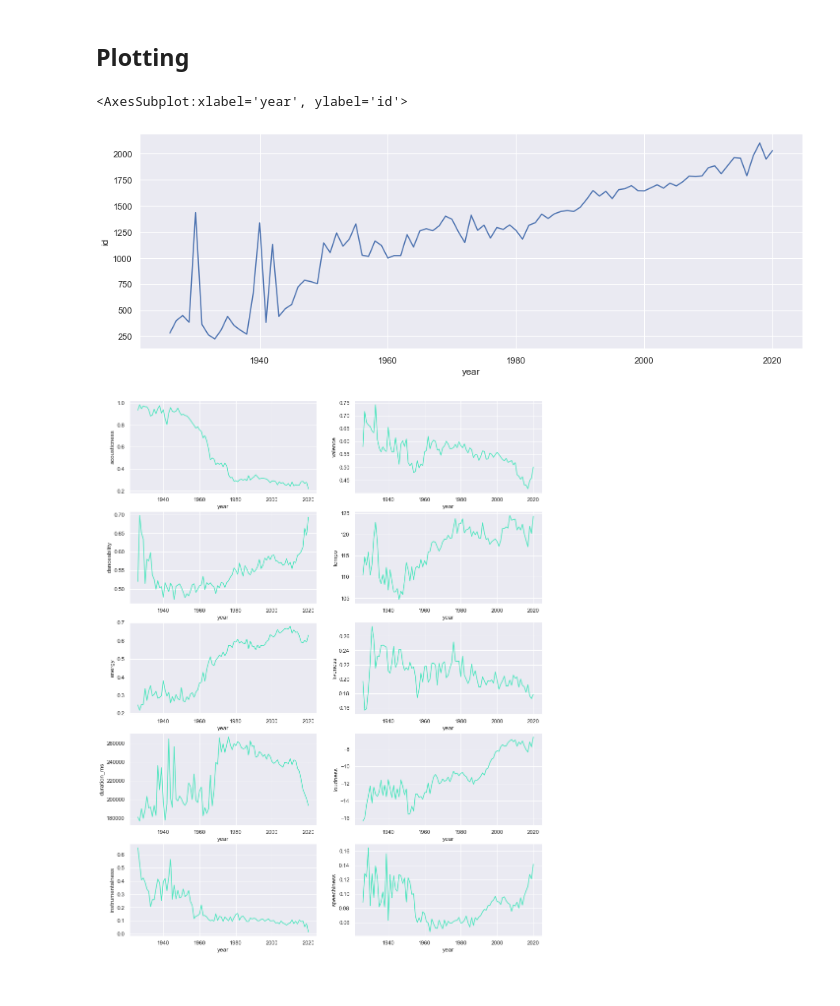
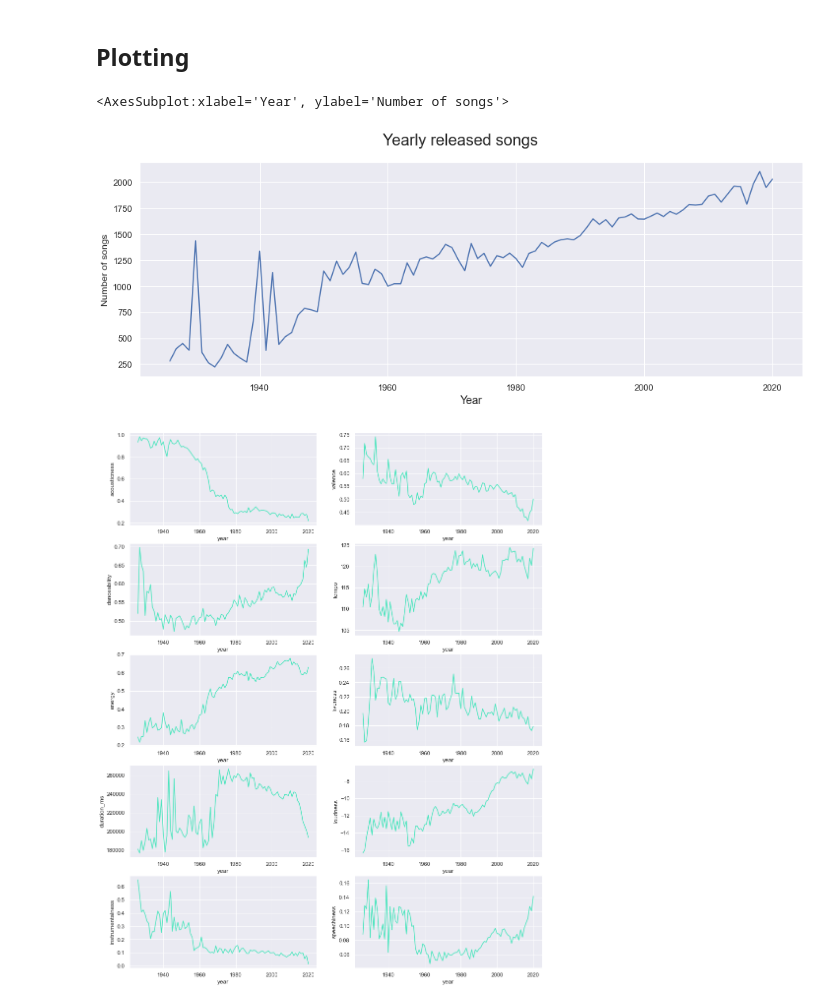
Before and after one commit to josoriov/spotify-dataset, a Jupyter notebook: notebooks/eda/exploration.ipynb, the cells around one changed output. Drawn from its saved outputs; the diff is of its cells as text; code cells hidden in the pictures.

Commit message:
new plots and small style changes

```diff
--- a/notebooks/eda/exploration.ipynb
+++ b/notebooks/eda/exploration.ipynb
@@ -9,5 +8,5 @@ import matplotlib.pyplot as plt
 # %%
-data = pd.read_csv('data/data.csv')
+data = pd.read_csv('data/raw/data_o.csv')
 # %%
 data.head()
 # %% [output]
@@ -145,4 +144,4 @@ data['decade'].value_counts()
 1920      350
 Name: decade, dtype: int64
 # %%
-data = data[(data['decade'] != 1920)]
+data = data[(data['decade'] > 1920)]
@@ -158,17 +155,20 @@ sns.set()
 # %%
 # Stores the yearly number of released songs
 temp = (
     data[['year','id']].copy()
     .groupby('year', as_index=False)
     .agg({'id': 'count'})
 )
 
 # Number of songs released per year in datase
 fig, axes = plt.subplots(figsize=(15,5))
+plt.suptitle('Yearly released songs', fontsize=20)
+axes.set_xlabel(xlabel='Year', fontsize=14)
+axes.set_ylabel(ylabel='Number of songs')
 sns.lineplot(data=temp, x='year', y='id', ax=axes)
 # %% [output]
-<AxesSubplot:xlabel='year', ylabel='id'>
+<AxesSubplot:xlabel='Year', ylabel='Number of songs'>
-[figure, old version]
+[figure, new version]
 # %%
 # Stores the yearly average for each of the variables defined as predictors
 temp = (
```
Also changed, not shown: parts of 6 cells of this notebook.
